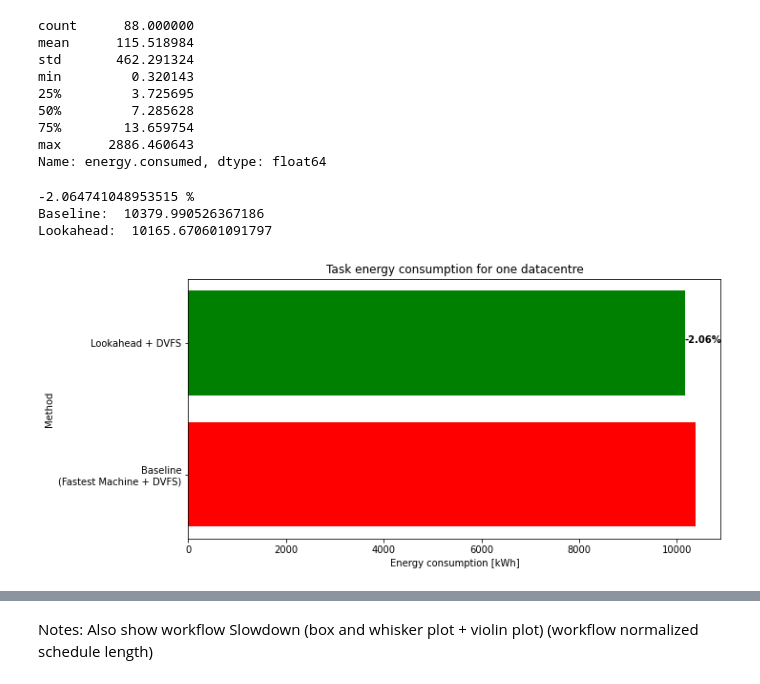
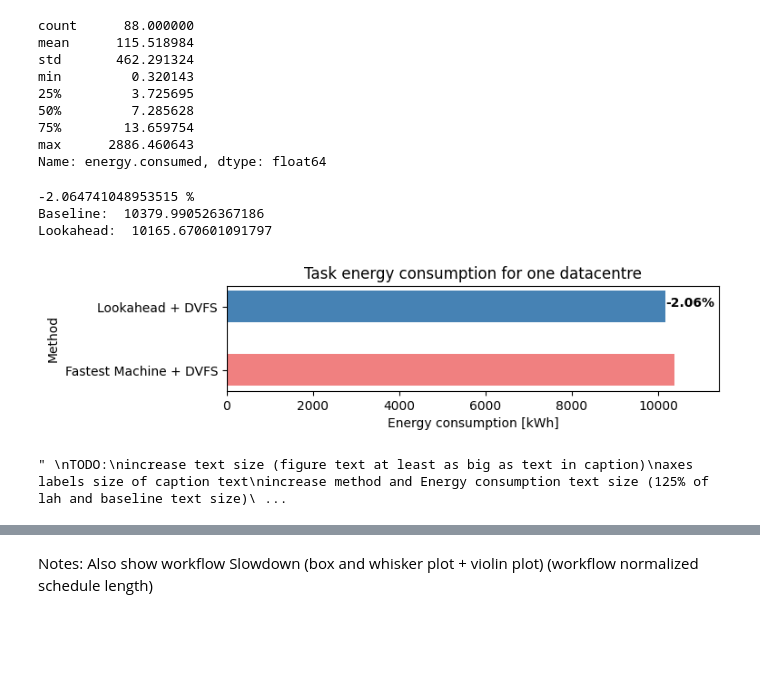
Before and after one commit to Raiduy/gdc-energy-efficiency-analysis, a Jupyter notebook: experiment_result_processing.ipynb, the cells around one changed output, grey strips where cells are left out. Cells and saved outputs as stored; diff of their text form; code cells hidden in the pictures; blank space fills up the shorter version.

```diff
--- a/experiment_result_processing.ipynb
+++ b/experiment_result_processing.ipynb
@@ -47,7 +47,9 @@ def create_env_dataframe(path_ex, trace_name):
 Experiment paths
 # %%
 path_ex1 = '../EX_1/'
-path_ex2 = '../EX_2'
+path_ex2 = '../EX_2/'
+
+colors = ['lightcoral', 'steelblue', 'yellowgreen']
 # %% [markdown]
 Datacentre dependent dataframes
 # %%
@@ -196,38 +198,43 @@ print('Baseline: ', bl)
 print('Lookahead: ', nl)
 
 # plot the results in a horizontal bar chart with difference percentage
-fig, ax = plt.subplots(figsize=(10, 5))
-ax.barh('Baseline\n(Fastest Machine + DVFS)', bl, color='red')
-ax.barh('Lookahead + DVFS', nl, color='green')
+
+bar_height = 0.5
+fig, ax = plt.subplots(figsize=(7, 1.5))
+ax.barh('Fastest Machine + DVFS', bl, color=colors[0], height=bar_height)
+ax.barh('Lookahead + DVFS', nl, color=colors[1], height=bar_height)
 ax.set_title('Task energy consumption for one datacentre')
 ax.set_xlabel('Energy consumption [kWh]')
 ax.set_ylabel('Method')
+# ax.margins(y=0.01)
+ax.margins(x=0.1)
 # ax.text(bl, 0, str(round(bl, 2)), color='black', fontweight='bold')
 ax.text(nl, 1, str(round(difference_percentage, 2))+'%', color='black', fontweight='bold')
 plt.show()
 
 '''
 TODO:
 increase text size (figure text at least as big as text in caption)
 axes labels size of caption text
 increase method and Energy consumption text size (125% of lah and baseline text size)
 Task energy consumption for one datacentre (150% or more of caption text size, but this will be the actual caption in the paper)
 
 Decrease the size of the bars (vertically) (2x size of text in method type)
 
 blue first one
 50% of the intensity first blue for the second one
 (or Laurens' color scheme)
 
 convert to MWh (maybe)
 
 remove the paranthesis
 '''
 # %% [output]
 -2.064741048953515 %
 Baseline:  10379.990526367186
 Lookahead:  10165.670601091797
-[figure, old version]
+[figure, new version]
+" \nTODO:\nincrease text size (figure text at least as big as text in caption)\naxes labels size of caption text\nincrease method and Energy consumption text size (125% of lah and baseline text size)\ ...
 # %%
 # workflow_delays[ttp][dvfs_enabled][domain].extend(workflow_df['time.complete'] - workflow_df['time.earliest.complete'])
 workflows_dc1_fmp_df['workflow_delays'] = workflows_dc1_fmp_df['time.complete'] - workflows_dc1_fmp_df['time.earliest.complete']
```
Also changed, not shown: parts of 13 cells of this notebook.
